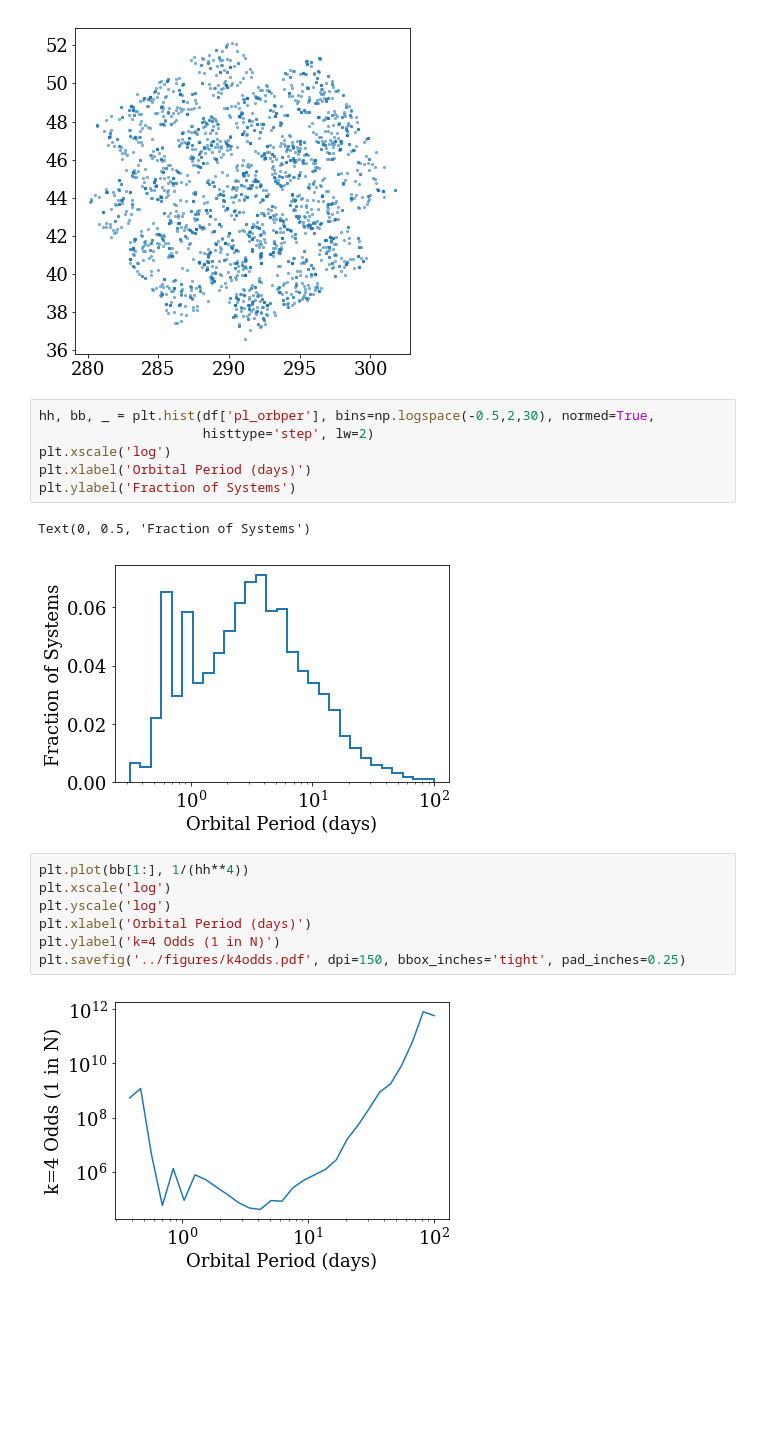
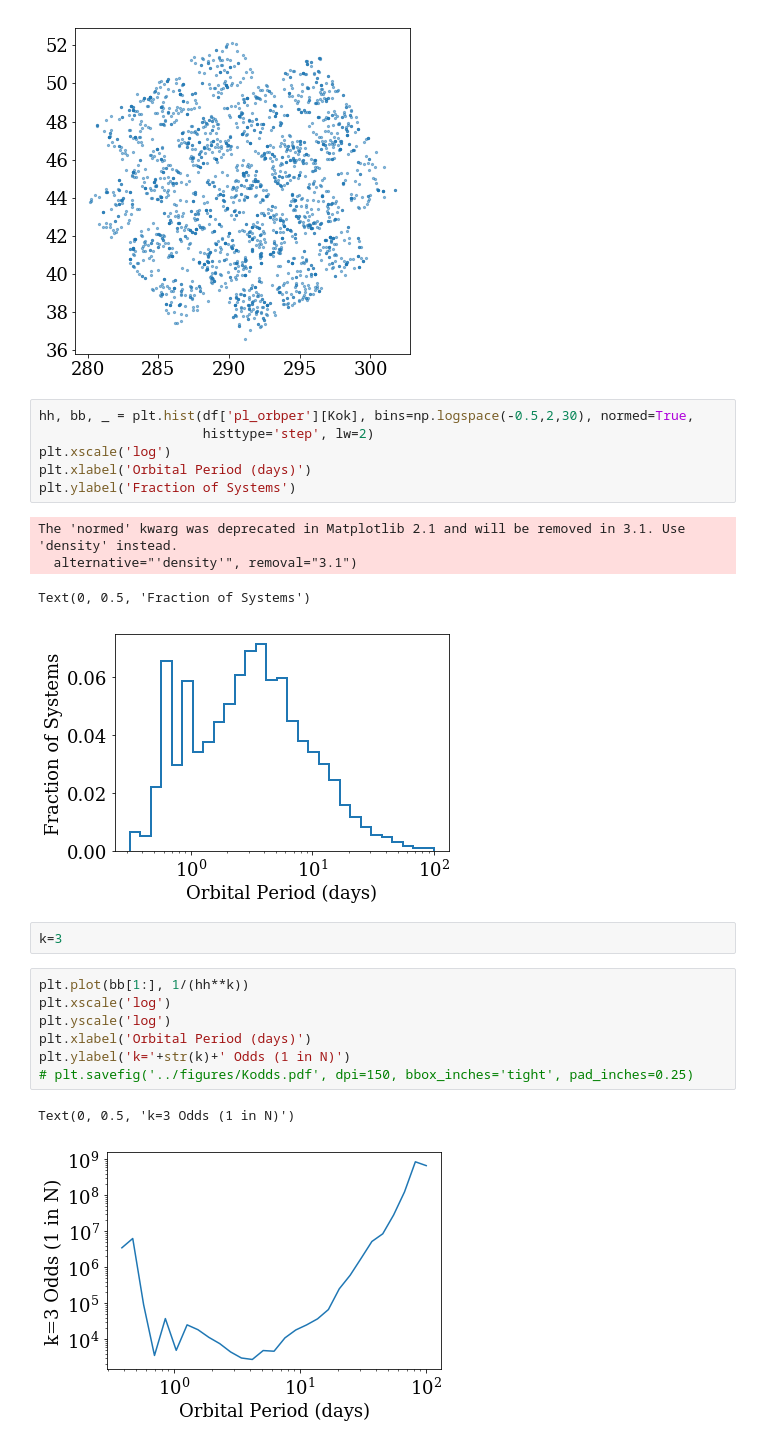
Before and after one commit to StellarCartography/survey_seti, a Jupyter notebook: code/Kepler_periods.ipynb, the cells around one changed output. Cells and saved outputs as stored; diff of their text form; blank space fills up the shorter version.

```diff
--- a/code/Kepler_periods.ipynb
+++ b/code/Kepler_periods.ipynb
@@ -46,20 +46,25 @@ plt.scatter(df['ra'][Kok], df['dec'][Kok], s=5, alpha=0.5)
 <matplotlib.collections.PathCollection at 0x...>
 [figure]
 # %%
-hh, bb, _ = plt.hist(df['pl_orbper'], bins=np.logspace(-0.5,2,30), normed=True,
+hh, bb, _ = plt.hist(df['pl_orbper'][Kok], bins=np.logspace(-0.5,2,30), normed=True,
                      histtype='step', lw=2)
 plt.xscale('log')
 plt.xlabel('Orbital Period (days)')
 plt.ylabel('Fraction of Systems')
 # %% [output]
-Text(0, 0.5, 'Fraction of Systems')
+The 'normed' kwarg was deprecated in Matplotlib 2.1 and will be removed in 3.1. Use 'density' instead.
+  alternative="'density'", removal="3.1")
+Text(0, 0.5, 'Fraction of Systems')
-[figure, old version]
+[figure, new version]
+# %%
+k=3
 # %%
-plt.plot(bb[1:], 1/(hh**4))
+plt.plot(bb[1:], 1/(hh**k))
 plt.xscale('log')
 plt.yscale('log')
 plt.xlabel('Orbital Period (days)')
-plt.ylabel('k=4 Odds (1 in N)')
-plt.savefig('../figures/k4odds.pdf', dpi=150, bbox_inches='tight', pad_inches=0.25)
+plt.ylabel('k='+str(k)+' Odds (1 in N)')
+# plt.savefig('../figures/Kodds.pdf', dpi=150, bbox_inches='tight', pad_inches=0.25)
 # %% [output]
+Text(0, 0.5, 'k=3 Odds (1 in N)')
-[figure, old version]
+[figure, new version]
```
Also changed, not shown: parts of 15 cells of this notebook.
